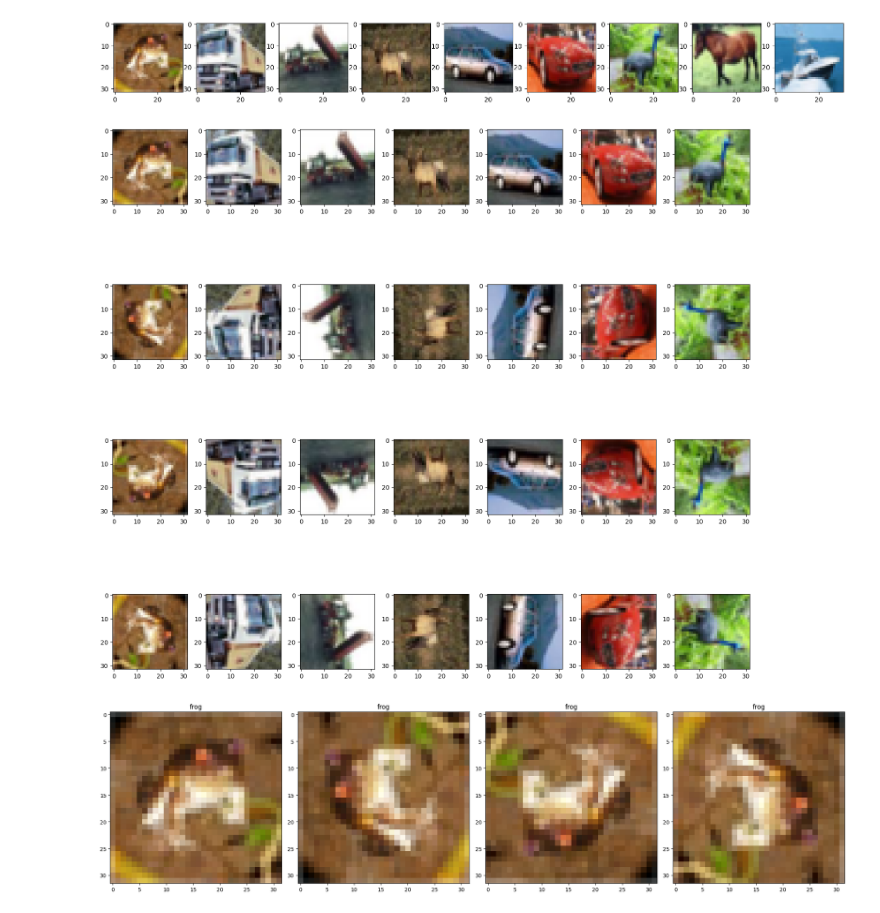
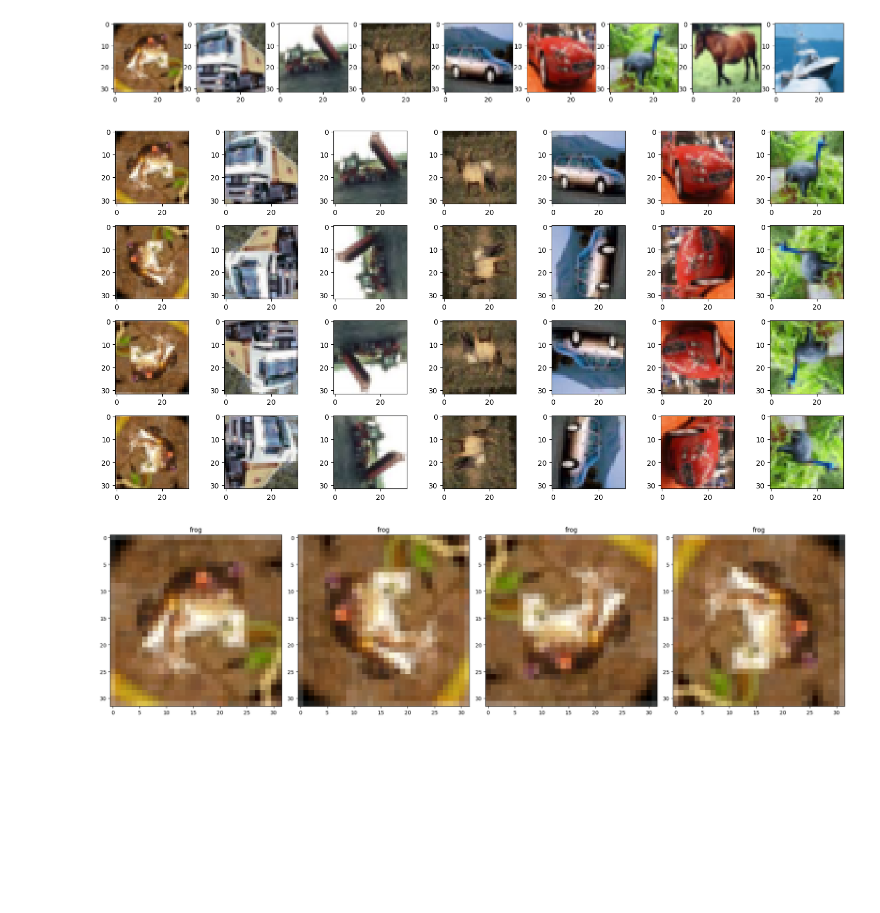
Before and after one commit to COSC5557/wildcard-project-Mikey-E, a Jupyter notebook: wildcard.ipynb, the cells around one changed output. Drawn from its saved outputs; the diff is of its cells as text; code cells hidden in the pictures; blank space fills up the shorter version.

```diff
--- a/wildcard.ipynb
+++ b/wildcard.ipynb
@@ -60,17 +60,17 @@ x_train_270 = [Image.fromarray(image).rotate(270) for image in x_train]
 # %%
 #And now the display
 images = 7
 size = 15
 
-fig, axes = plt.subplots(4, images, figsize=(size,size))
+fig, axes = plt.subplots(4, images, figsize=(size, 0.5 * size)) #Adjust size as needed
 for idx in range(images):
     axes[0][idx].imshow(x_train[idx])
     axes[1][idx].imshow(x_train_90[idx])
     axes[2][idx].imshow(x_train_180[idx])
     axes[3][idx].imshow(x_train_270[idx])
 fig.tight_layout()
 # %% [output]
-[figure, old version]
+[figure, new version]
 # %%
 #Now to concatenate all the rotations into one augmented dataset
 import numpy as np
```
Also changed, not shown: parts of 7 cells of this notebook.
